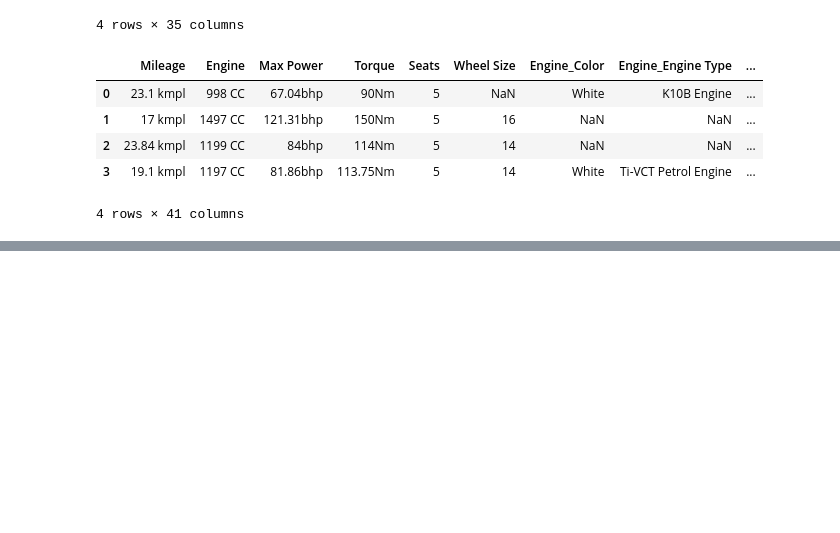
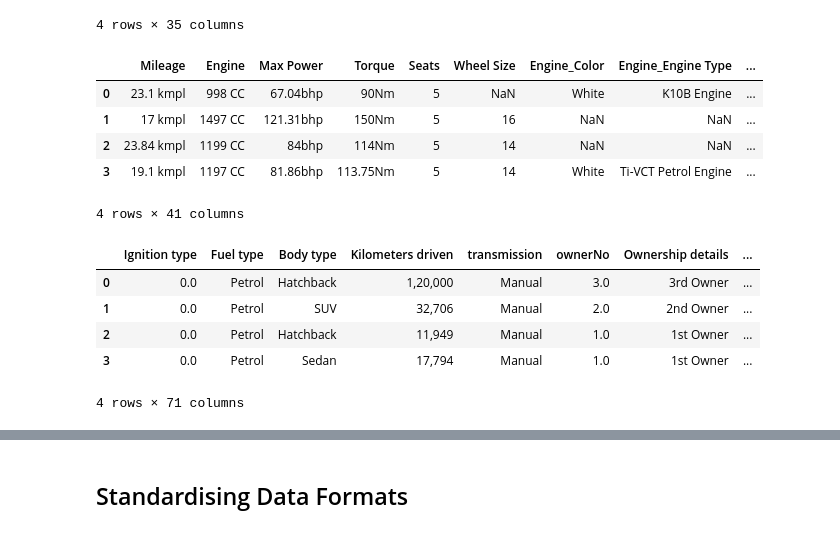
Before and after one commit to Avijit-Jana/Used-Car-Price-Prediction, a Jupyter notebook: Data Preprocessing & Cleaning/main.ipynb, the cells around one changed output, grey strips where cells are left out. Drawn from its saved outputs; the diff is of its cells as text; code cells hidden in the pictures; blank space fills up the shorter version.

```diff
--- a/Data Preprocessing & Cleaning/main.ipynb
+++ b/Data Preprocessing & Cleaning/main.ipynb
@@ -141,8 +149,15 @@ df4.head(4)                        # printing the first 4 rows of the dataframe
 # %%
 # concatenating all the dataframes
 df = pd.concat([df1,df2,df4],axis=1)
-# df.head(4)                                         # printing the first 4 rows of the dataframe
-df.to_excel('mpox.xlsx')                             # saving the dataframe to an excel file
+df['City'] = all_city_df['City']                      # adding the City column to the dataframe
+df.head(4)                                         # printing the first 4 rows of the dataframe
+# %% [output]
+|  | Ignition type | Fuel type | Body type | Kilometers driven | transmission | ownerNo | Ownership details | ... |
+| 0 | 0.0 | Petrol | Hatchback | 1,20,000 | Manual | 3.0 | 3rd Owner | ... |
+| 1 | 0.0 | Petrol | SUV | 32,706 | Manual | 2.0 | 2nd Owner | ... |
+| 2 | 0.0 | Petrol | Hatchback | 11,949 | Manual | 1.0 | 1st Owner | ... |
+| 3 | 0.0 | Petrol | Sedan | 17,794 | Manual | 1.0 | 1st Owner | ... |
+4 rows × 71 columns
 # %%
 # Drop unnecessary columns
 
@@ -155,3 +170,5 @@ df.head(4) # printing the first 4 rows of the dataframe
 | 1 | Petrol | SUV | 32,706 | Manual | 2.0 | 2nd Owner | Ford Ecosport | 2018.0 | ... |
 | 2 | Petrol | Hatchback | 11,949 | Manual | 1.0 | 1st Owner | Tata Tiago | 2018.0 | ... |
 | 3 | Petrol | Sedan | 17,794 | Manual | 1.0 | 1st Owner | Hyundai Xcent | 2014.0 | ... |
+# %% [markdown]
+## Standardising Data Formats
```
Also changed, not shown: parts of 18 cells of this notebook.
